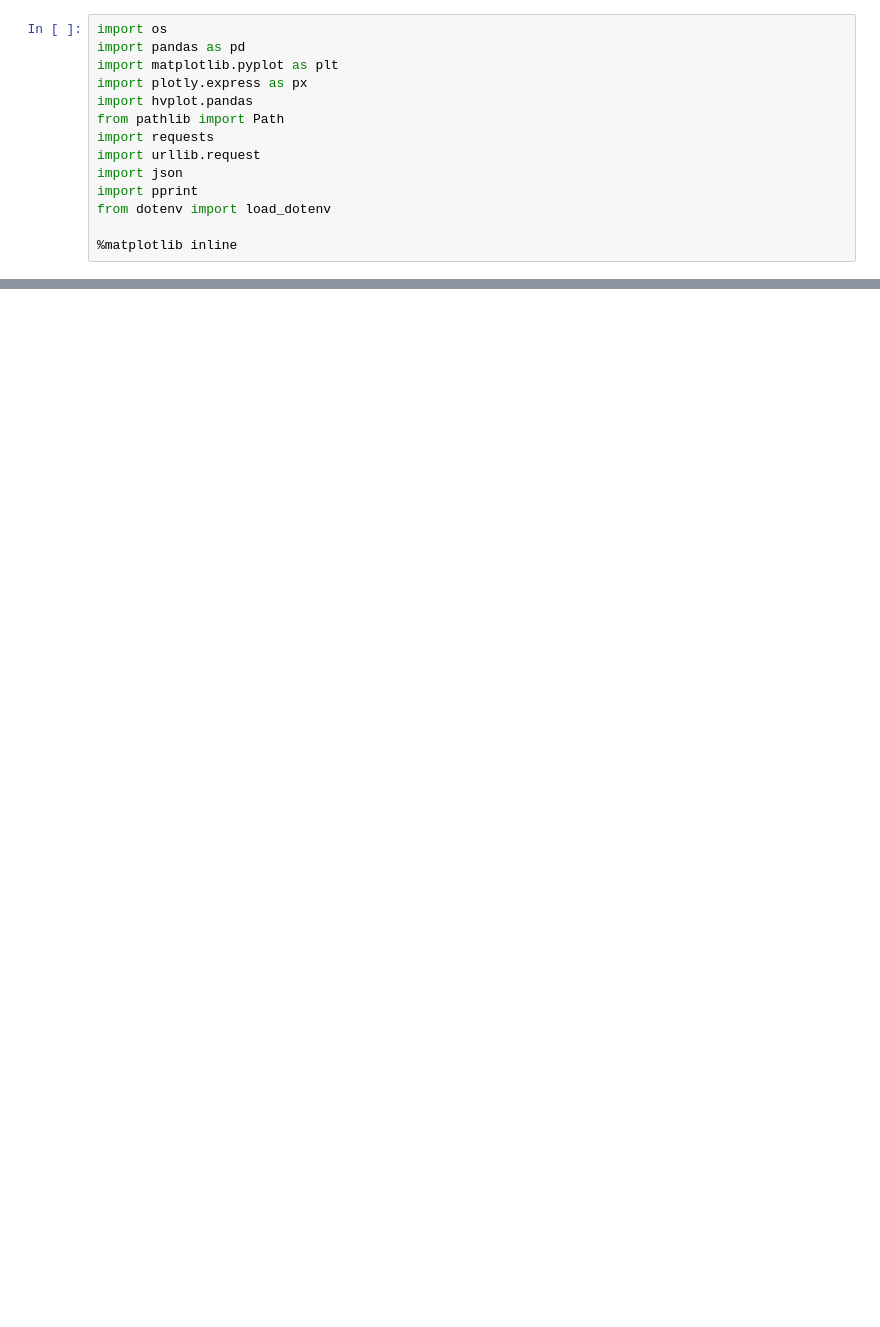
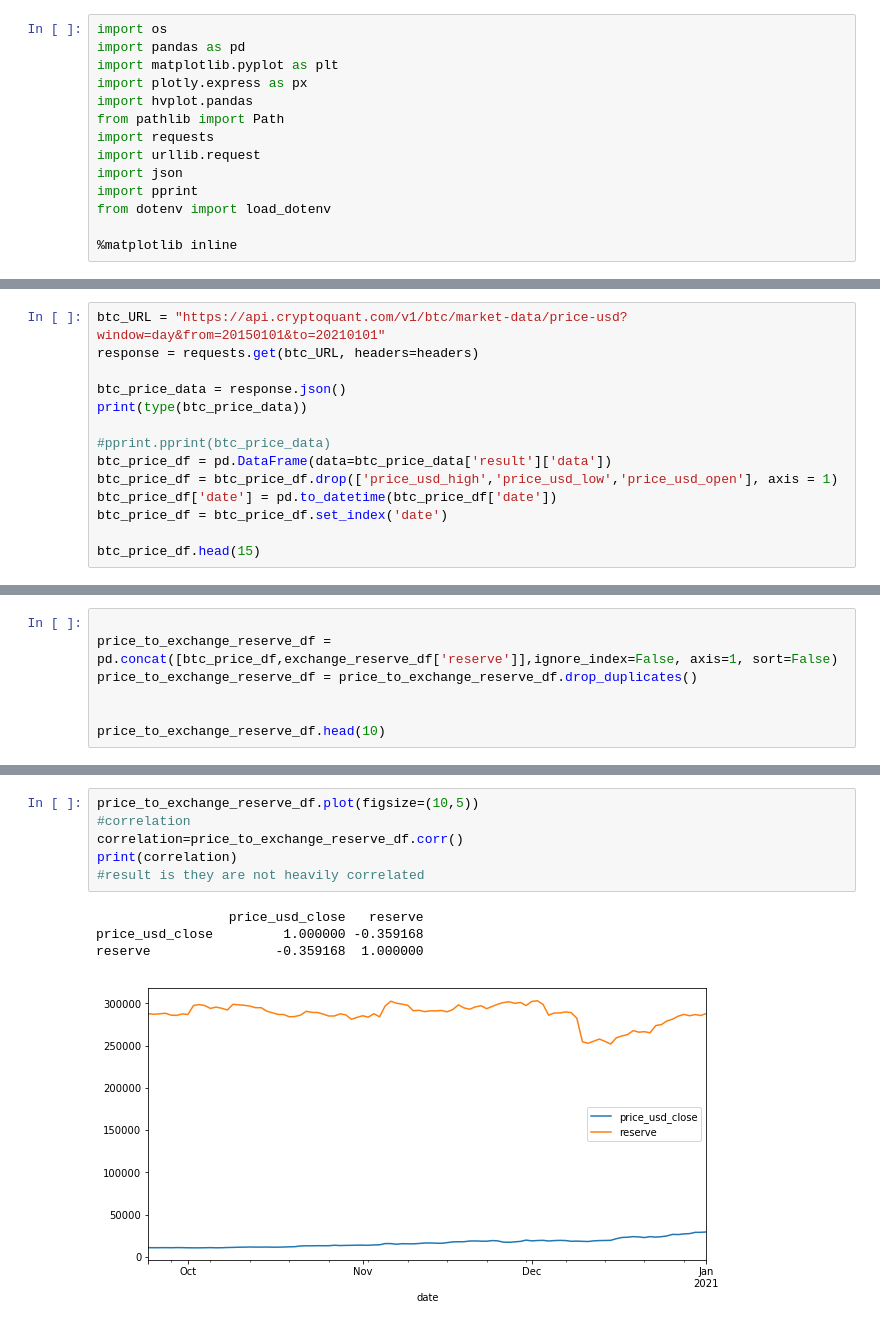
Before and after one commit to nospmah/fintech.group_project, a Jupyter notebook: notebooks/abdull_working.ipynb, the cells around one changed output, grey strips where cells are left out. Cells and saved outputs as stored; diff of their text form; blank space fills up the shorter version.

```diff
--- a/notebooks/abdull_working.ipynb
+++ b/notebooks/abdull_working.ipynb
@@ -37,0 +47,14 @@ all_exchange_df.head(5)
+# %%
+btc_URL = "https://api.cryptoquant.com/v1/btc/market-data/price-usd?window=day&from=20150101&to=20210101"
+response = requests.get(btc_URL, headers=headers)
+
+btc_price_data = response.json()
+print(type(btc_price_data))
+
+#pprint.pprint(btc_price_data)
+btc_price_df = pd.DataFrame(data=btc_price_data['result']['data'])
+btc_price_df = btc_price_df.drop(['price_usd_high','price_usd_low','price_usd_open'], axis = 1)
+btc_price_df['date'] = pd.to_datetime(btc_price_df['date'])
+btc_price_df = btc_price_df.set_index('date')
+
+btc_price_df.head(15)
@@ -37,0 +82,7 @@ all_exchange_df.head(5)
+# %%
+
+price_to_exchange_reserve_df = pd.concat([btc_price_df,exchange_reserve_df['reserve']],ignore_index=False, axis=1, sort=False)
+price_to_exchange_reserve_df = price_to_exchange_reserve_df.drop_duplicates()
+
+
+price_to_exchange_reserve_df.head(10)
@@ -37,0 +102,11 @@ all_exchange_df.head(5)
+# %%
+price_to_exchange_reserve_df.plot(figsize=(10,5))
+#correlation
+correlation=price_to_exchange_reserve_df.corr()
+print(correlation)
+#result is they are not heavily correlated
+# %% [output]
+                 price_usd_close   reserve
+price_usd_close         1.000000 -0.359168
+reserve                -0.359168  1.000000
+[figure, added]
```
Also changed, not shown: parts of 9 cells of this notebook, 2 other files.
